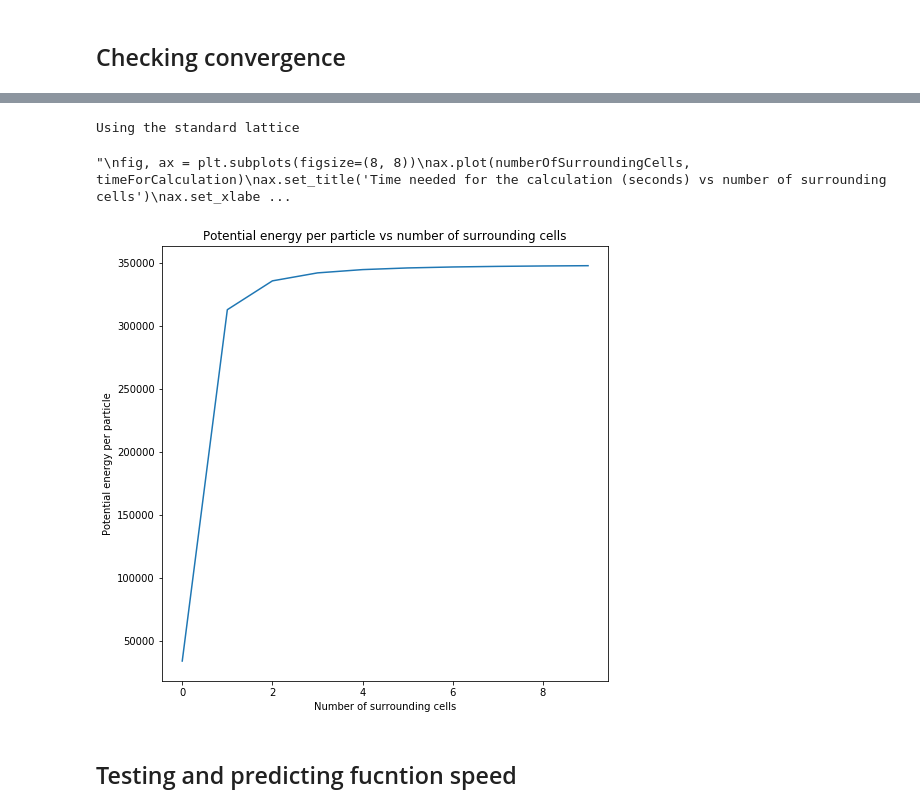
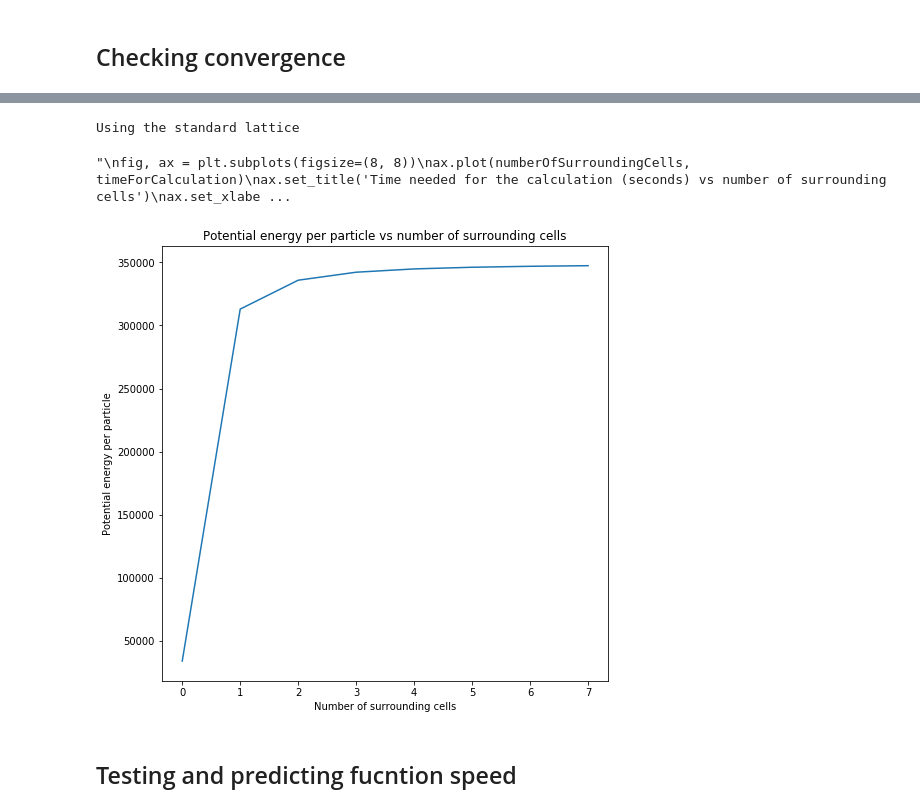
Before and after one commit to TimHeiszwolf/Quantum_energy_ML, a Jupyter notebook: TestingDatabaseGeneration.ipynb, the cells around one changed output, grey strips where cells are left out. Saved outputs shown, nothing was run; the diff lists cells and outputs as text; code cells hidden in the pictures.

```diff
--- a/TestingDatabaseGeneration.ipynb
+++ b/TestingDatabaseGeneration.ipynb
@@ -147,14 +147,16 @@ numberOfSurroundingCells = [i for i in range(0,8)]
 potentialEnergyResults = []
 timeForCalculation = []
 
-atoms = [np.array([random.uniform(0, 1.0), random.uniform(0, 1.0)]) for j in range(0, 4)]
+widthOfCell = 1.0
 
-plotLattice(atoms)
+atoms = [np.array([random.uniform(0, widthOfCell), random.uniform(0, widthOfCell)]) for j in range(0, 4)]
+
+plotLattice(atoms, widthOfCell)
 
 for i in numberOfSurroundingCells:
     #print('Calculating with ' + str(i) + ' surrounding cells.')
 
-    space = generateSpace(atoms, i, 1.0)
+    space = generateSpace(atoms, i, widthOfCell)
 
     timeStart = time.time()
     potentialEnergyResults.append(potentialEnergyPerParticle(space, atoms, potentialEnergyPerTrioExperimental))
@@ -182,41 +184,43 @@ ax.set_ylabel('Time needed for the calculation (seconds)')"""
 # %%
-numberOfSurroundingCells = [i for i in range(0,10)]
+numberOfSurroundingCells = [i for i in range(0, 8)]
 
 potentialEnergyResults = []
 timeForCalculation = []
 
-atoms = [np.array([0.3, 0.5]), np.array([0.9, 0.9]), np.array([0.6, 0.4]), np.array([0.5, 0.2])]
+widthOfCell = 1.0
+
+atoms = [widthOfCell * np.array([0.3, 0.5]), widthOfCell * np.array([0.9, 0.9]), widthOfCell * np.array([0.6, 0.4]), widthOfCell * np.array([0.5, 0.2])]
 
 print('Using the standard lattice')#plotLattice(atoms)
 
 for i in numberOfSurroundingCells:
     #print('Calculating with ' + str(i) + ' surrounding cells.')
 
-    space = generateSpace(atoms, i, 1.0)
+    space = generateSpace(atoms, i, widthOfCell)
 
     timeStart = time.time()
     potentialEnergyResults.append(potentialEnergyPerParticle(space, atoms, potentialEnergyPerTrioExperimental))
     timeEnd = time.time()
     #print((timeEnd - timeStart))
     timeForCalculation.append((timeEnd - timeStart))
 
 
 fig, ax = plt.subplots(figsize=(8, 8))
 ax.plot(numberOfSurroundingCells, potentialEnergyResults)
 ax.set_title('Potential energy per particle vs number of surrounding cells')
 ax.set_xlabel('Number of surrounding cells')
 ax.set_ylabel('Potential energy per particle')
 
 """
 fig, ax = plt.subplots(figsize=(8, 8))
 ax.plot(numberOfSurroundingCells, timeForCalculation)
 ax.set_title('Time needed for the calculation (seconds) vs number of surrounding cells')
 ax.set_xlabel('Number of surrounding cells')
 ax.set_ylabel('Time needed for the calculation (seconds)')"""
 # %% [output]
 Using the standard lattice
 "\nfig, ax = plt.subplots(figsize=(8, 8))\nax.plot(numberOfSurroundingCells, timeForCalculation)\nax.set_title('Time needed for the calculation (seconds) vs number of surrounding cells')\nax.set_xlabe ...
-[figure, old version]
+[figure, new version]
 # %% [markdown]
 ## Testing and predicting fucntion speed
 # %%
```
Also changed, not shown: parts of 4 cells of this notebook, 2 other files.
